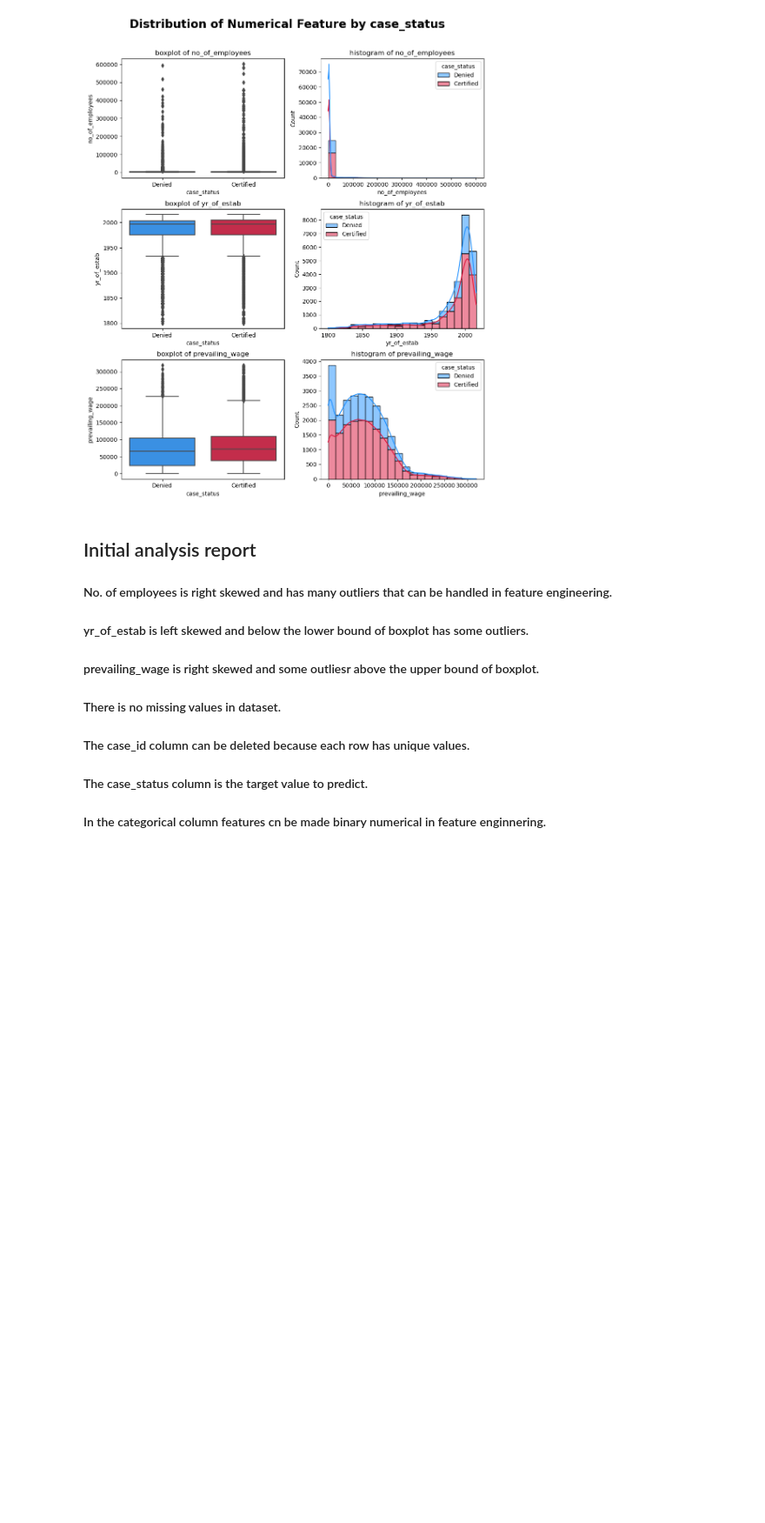
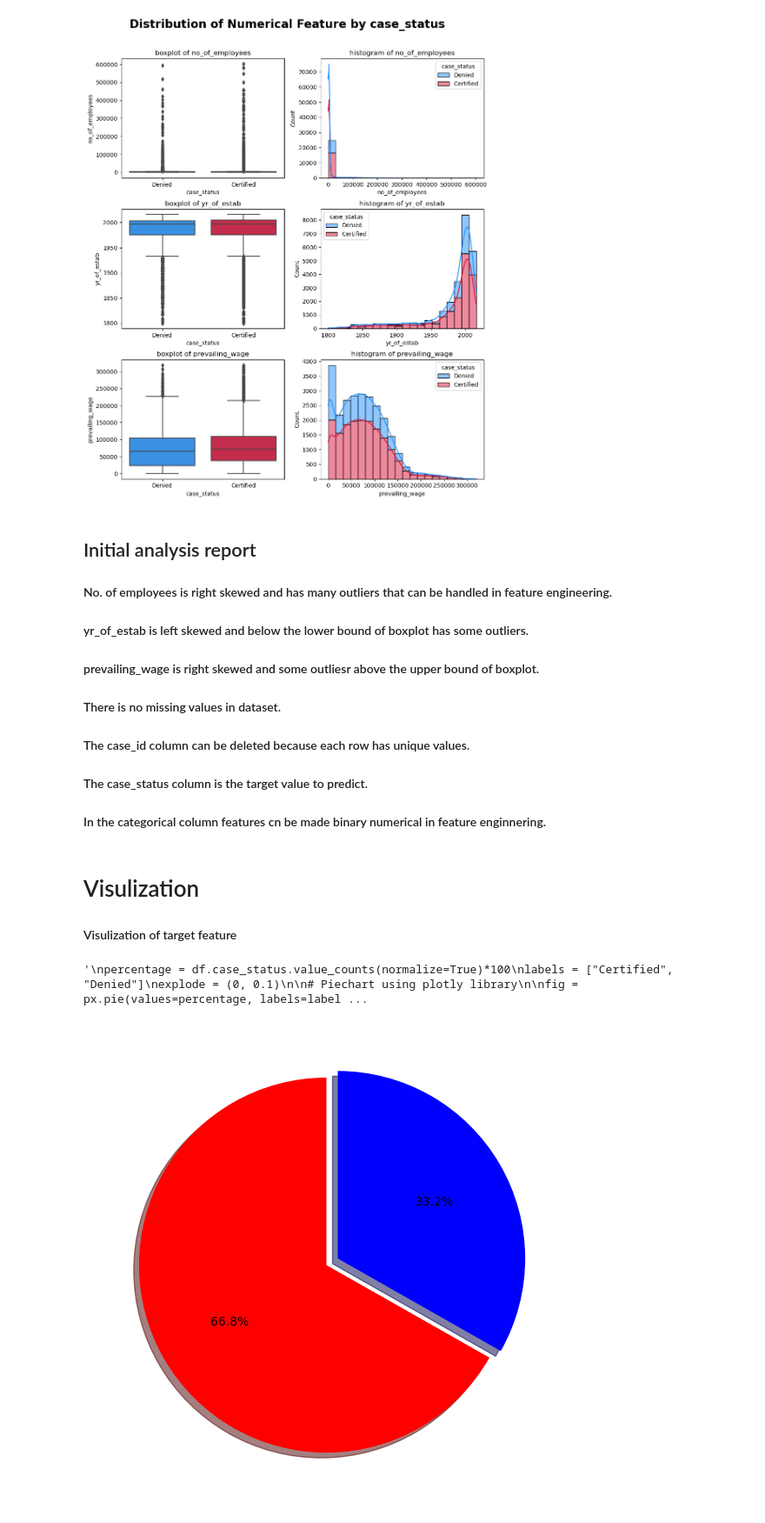
Before and after one commit to akramahmadgit/MLOPS-US-VISA, a Jupyter notebook: notebook/EDA_US_visa.ipynb, the cells around one changed output. Shown at 87% size. Drawn from its saved outputs; the diff is of its cells as text; code cells hidden in the pictures; blank space fills up the shorter version.

```diff
--- a/notebook/EDA_US_visa.ipynb
+++ b/notebook/EDA_US_visa.ipynb
@@ -251,3 +251,35 @@ for i, col in enumerate(contineous_features):
 #### The case_id column can be deleted because each row has unique values.
 #### The case_status column is the target value to predict.
 #### In the categorical column features cn be made binary numerical in feature enginnering.
+# %% [markdown]
+# Visulization
+#### Visulization of target feature
+# %%
+'''
+percentage = df.case_status.value_counts(normalize=True)*100
+labels = ["Certified", "Denied"]
+explode = (0, 0.1)
+
+# Piechart using plotly library
+
+fig = px.pie(values=percentage, labels=labels, title='Case Status Percentage', hole=.2)
+#fig.update_layout(template='plotly_white')
+fig.show()
+
+#### Visulization of categorical feature
+'''
+# %% [output]
+'\npercentage = df.case_status.value_counts(normalize=True)*100\nlabels = ["Certified", "Denied"]\nexplode = (0, 0.1)\n\n# Piechart using plotly library\n\nfig = px.pie(values=percentage, labels=label ...
+# %%
+percentage = df.case_status.value_counts(normalize=True)*100
+labels = ["Certified", "Denied"]
+
+# plot piechart with plotly library
+fig, ax = plt.subplots(figsize=(15, 7))
+explode = (0, 0.07)
+color=["red", "blue"]
+
+ax.pie(percentage, autopct='%1.1f%%', explode=explode, shadow=True, startangle=90, colors=color)
+plt.show()
+# %% [output]
+[figure, added]
```
Also changed, not shown: parts of 45 cells of this notebook, 1 other file.
